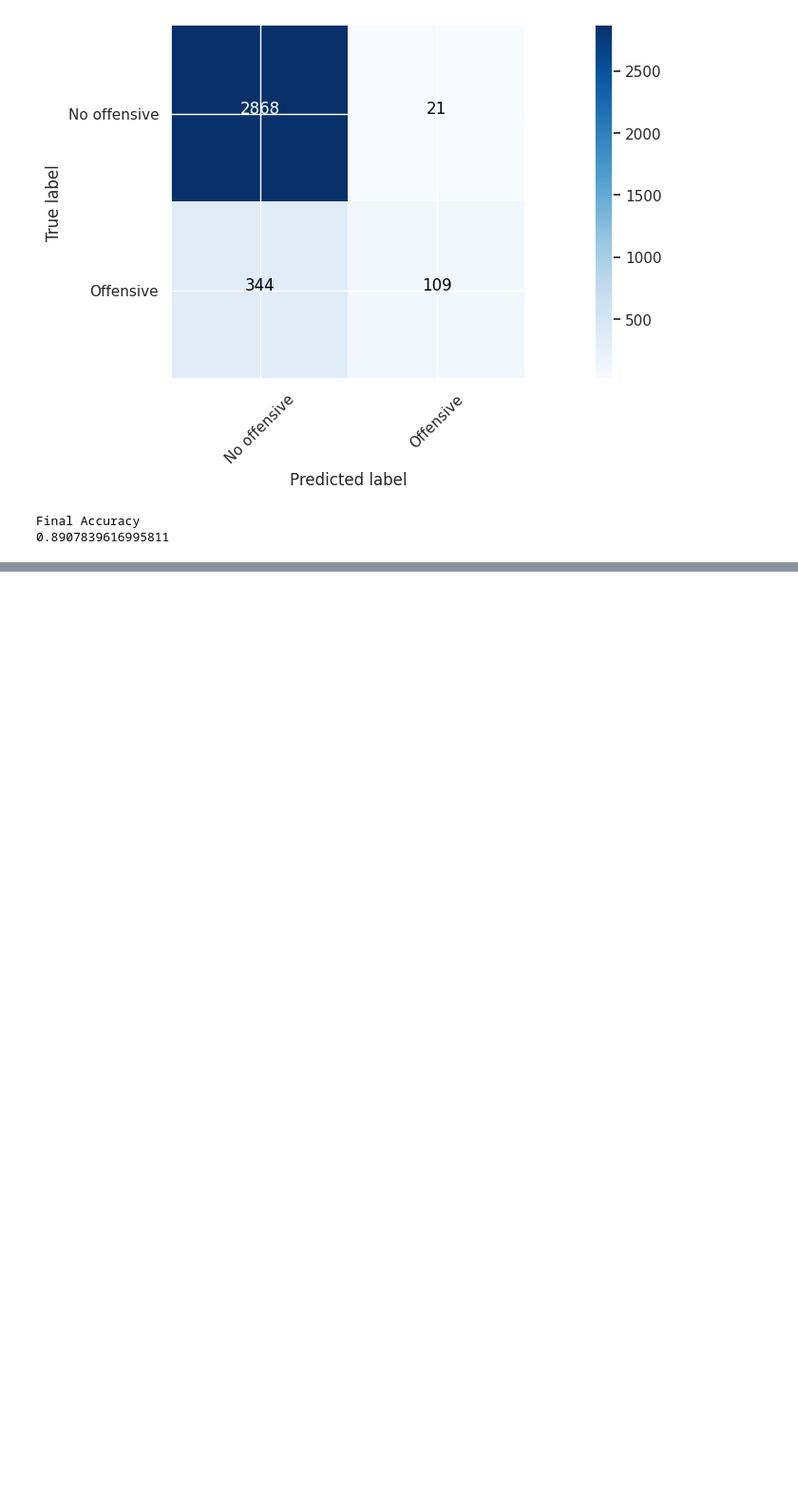
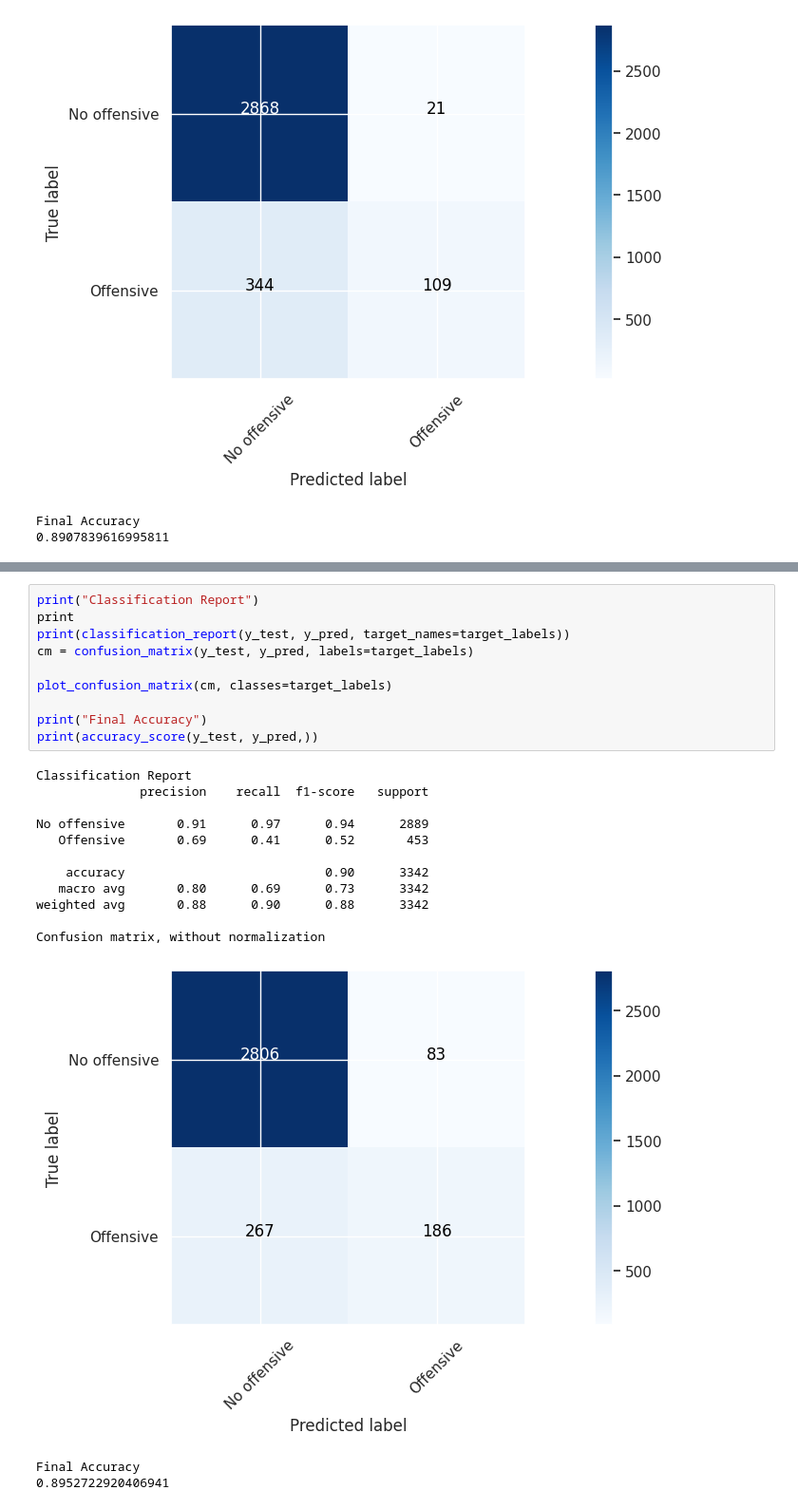
Before and after one commit to jeferal/nn_notebooks, a Jupyter notebook: final/intro_ml.ipynb, the cells around one changed output, grey strips where cells are left out. Shown at 95% size. Cells and saved outputs as stored; diff of their text form; blank space fills up the shorter version.

```diff
--- a/final/intro_ml.ipynb
+++ b/final/intro_ml.ipynb
@@ -524,0 +572,25 @@ Final Accuracy
+# %%
+print("Classification Report")
+print
+print(classification_report(y_test, y_pred, target_names=target_labels))
+cm = confusion_matrix(y_test, y_pred, labels=target_labels)
+
+plot_confusion_matrix(cm, classes=target_labels)
+
+print("Final Accuracy")
+print(accuracy_score(y_test, y_pred,))
+# %% [output]
+Classification Report
+              precision    recall  f1-score   support
+
+No offensive       0.91      0.97      0.94      2889
+   Offensive       0.69      0.41      0.52       453
+
+    accuracy                           0.90      3342
+   macro avg       0.80      0.69      0.73      3342
+weighted avg       0.88      0.90      0.88      3342
+
+Confusion matrix, without normalization
+[figure, added]
+Final Accuracy
+0.8952722920406941
```
Also changed, not shown: parts of 15 cells of this notebook.
